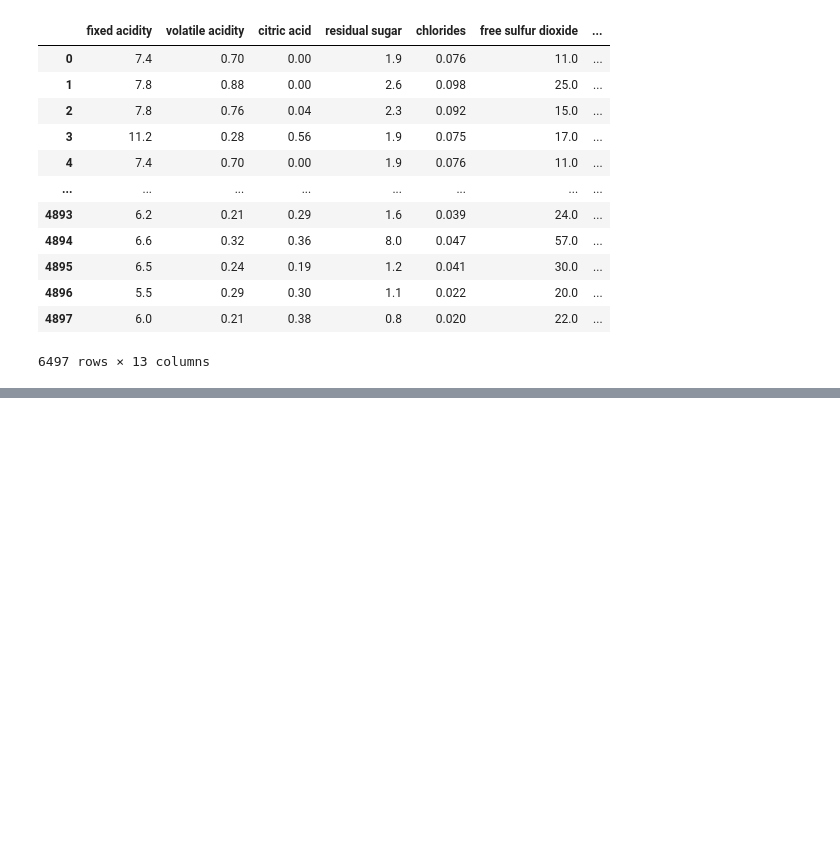
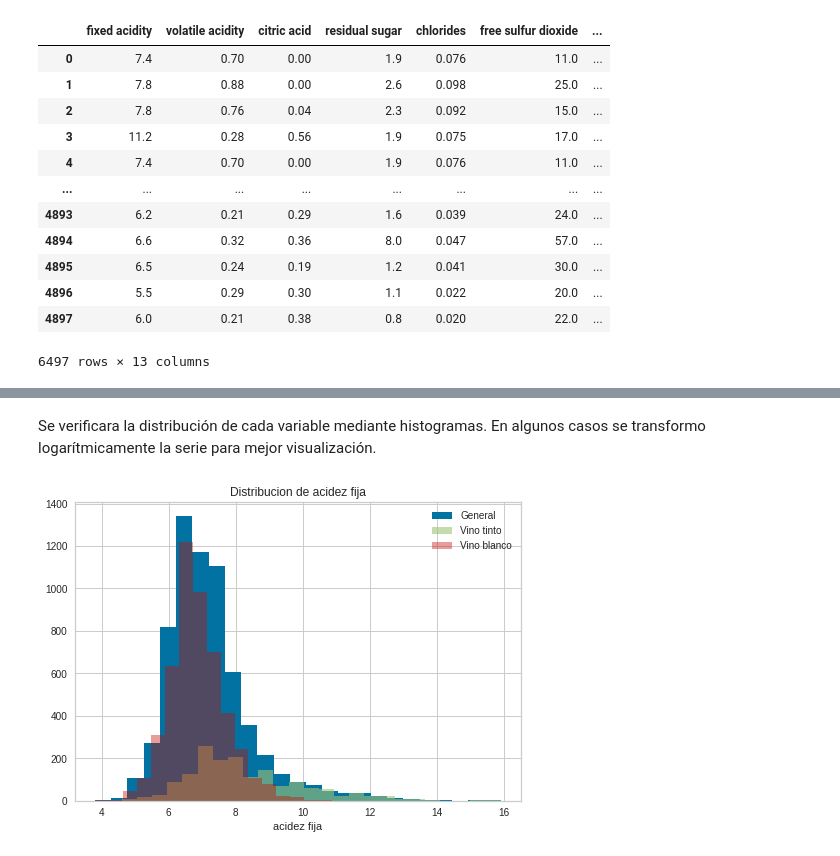
Before and after one commit to MarvinLopezOsorio/AnaliticaPredictiva_Tareas, a Jupyter notebook: Clasificacion de vinos.ipynb, the cells around one changed output, grey strips where cells are left out. Saved outputs shown, nothing was run; the diff lists cells and outputs as text; code cells hidden in the pictures; blank space fills up the shorter version.

```diff
--- a/Clasificacion de vinos.ipynb
+++ b/Clasificacion de vinos.ipynb
@@ -29,19 +30,19 @@ import matplotlib.pyplot as plt
 Los datos originales están contenidos en 2 archivos diferentes. Primeramente se agregó a cada set de datos una etiqueta (que servirá de variable objetivo) y luego se combinaron ambos set de datos.
 # %%
 #Referencias al repositorio de origen
-repository = 'https://archive.ics.uci.edu/ml/machine-learning-databases/wine-quality/'
+repositorio = 'https://archive.ics.uci.edu/ml/machine-learning-databases/wine-quality/'
 red_wine_file = 'winequality-red.csv'
 white_wine_file = 'winequality-white.csv'
 
 #Leer datos
-red_wine = pd.read_csv(repository + red_wine_file, sep=';')
-white_wine = pd.read_csv(repository + white_wine_file, sep=';')
+red_wine = pd.read_csv(repositorio + red_wine_file, sep=';')
+white_wine = pd.read_csv(repositorio + white_wine_file, sep=';')
 
 #Agregar etiquetas y combinar los dataset
-red_wine['wine_class'] = 0
-white_wine['wine_class'] = 1
-wines = red_wine.append(white_wine)
-wines
+red_wine['tipo_vino'] = 0
+white_wine['tipo_vino'] = 1
+vinos = red_wine.append(white_wine)
+vinos
 # %% [output]
 |  | fixed acidity | volatile acidity | citric acid | residual sugar | chlorides | free sulfur dioxide | ... |
 | 0 | 7.4 | 0.70 | 0.00 | 1.9 | 0.076 | 11.0 | ... |
@@ -183,0 +82,10 @@ interactive(children=(ToggleButtons(description='Plot Type:', icons=('',), optio
+# %%
+#Se quita la variable quality
+vinos = vinos.drop(columns=['quality'])
+
+#Se crea lista de etiquetas y se asigna a dataset
+etiquetas_de_columna = ['acidez_fija','acidez_volatil','acido_citrico','azucar_residual','cloruros','SO2_libre','SO2_total','densidad','pH','sulfatos','alcohol','tipo_vino']
+vinos.columns = etiquetas_de_columna
+
+#Obtener informacion general del dataset
+vinos.info()
@@ -183,0 +141,15 @@ interactive(children=(ToggleButtons(description='Plot Type:', icons=('',), optio
+# %% [markdown]
+Se verificara la distribución de cada variable mediante histogramas. En algunos casos se transformo logarítmicamente la serie para mejor visualización.
+# %%
+variable = 'acidez_fija'
+etiqueta = variable.replace('_',' ')
+binsize = 25
+vinos[variable].hist(bins=binsize)
+vinos[vinos.tipo_vino == 0][variable].hist(bins=binsize,alpha=0.6)
+vinos[vinos.tipo_vino == 1][variable].hist(bins=binsize,alpha=0.4)
+plt.legend(['General','Vino tinto', 'Vino blanco'])
+plt.xlabel(etiqueta)
+plt.title('Distribucion de '+ etiqueta)
+plt.show()
+# %% [output]
+[figure, added]
```
Also changed, not shown: parts of 27 cells of this notebook.
